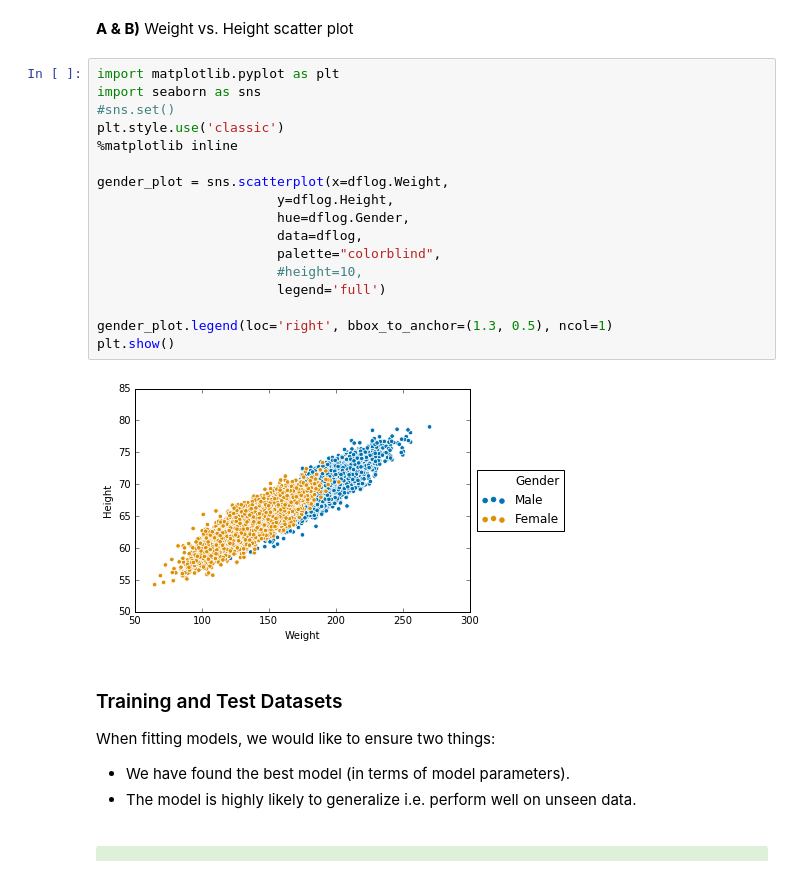
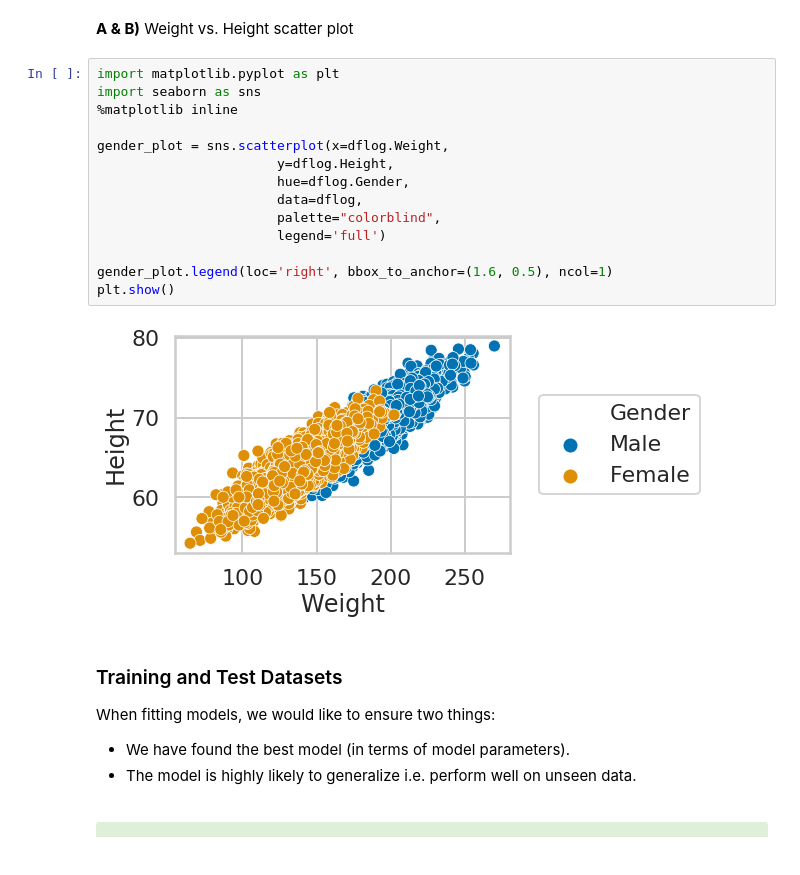
Before and after one commit to gperdrizet/logistic_regression, a Jupyter notebook: Mini_Project_Logistic_Regression.ipynb, the cells around one changed output. Saved outputs shown, nothing was run; the diff lists cells and outputs as text.

```diff
--- a/Mini_Project_Logistic_Regression.ipynb
+++ b/Mini_Project_Logistic_Regression.ipynb
@@ -125,22 +125,19 @@ with the "response" or "label" $y$ as a plain array of 0s and 1s for binary clas
 # %%
 import matplotlib.pyplot as plt
 import seaborn as sns
-#sns.set()
-plt.style.use('classic')
 %matplotlib inline
 
 gender_plot = sns.scatterplot(x=dflog.Weight,
                        y=dflog.Height,
                        hue=dflog.Gender,
                        data=dflog,
                        palette="colorblind",
-                       #height=10,
                        legend='full')
 
-gender_plot.legend(loc='right', bbox_to_anchor=(1.3, 0.5), ncol=1)
+gender_plot.legend(loc='right', bbox_to_anchor=(1.6, 0.5), ncol=1)
 plt.show()
 # %% [output]
-[figure, old version]
+[figure, new version]
 # %% [markdown]
 ### Training and Test Datasets
 
```
Also changed, not shown: parts of 11 cells of this notebook, 1 other file.
